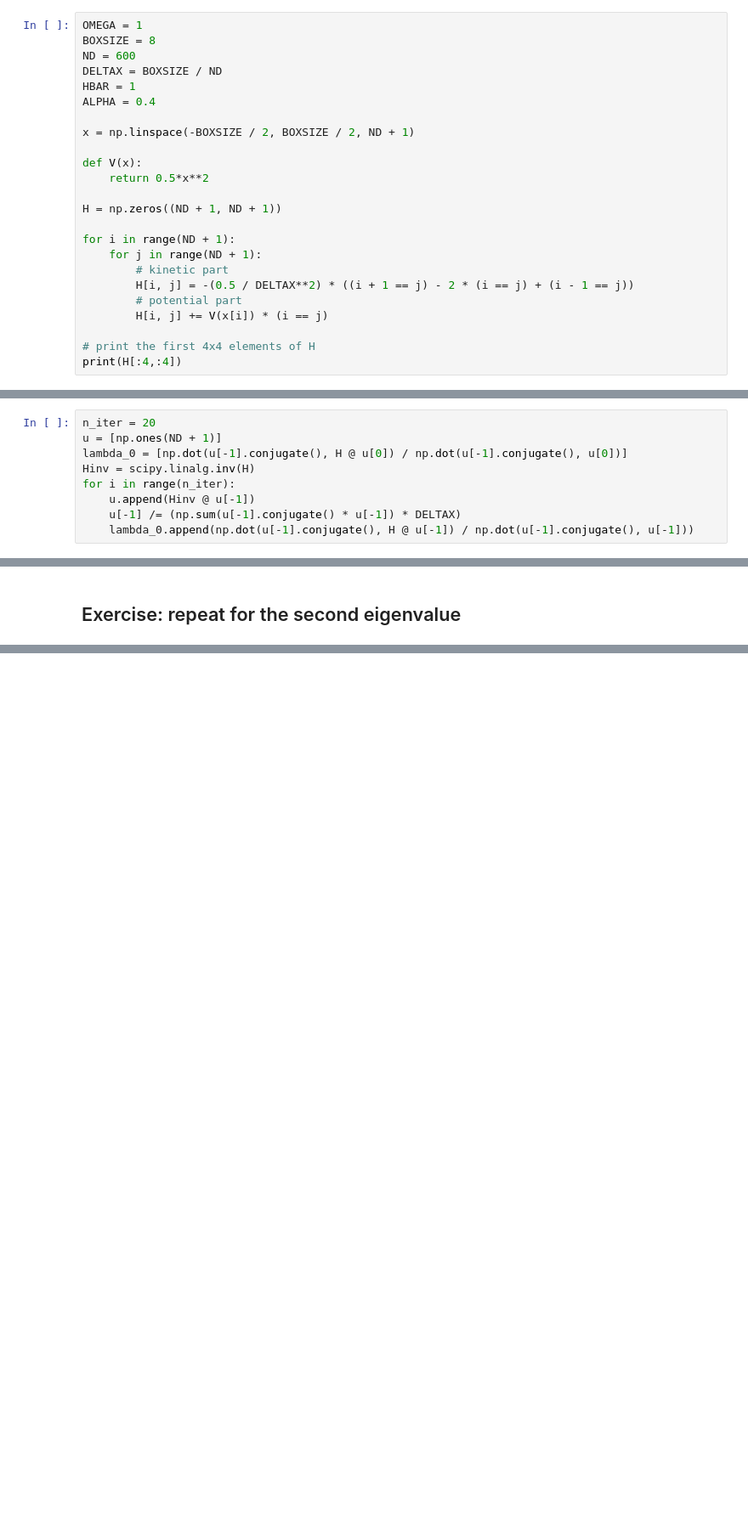
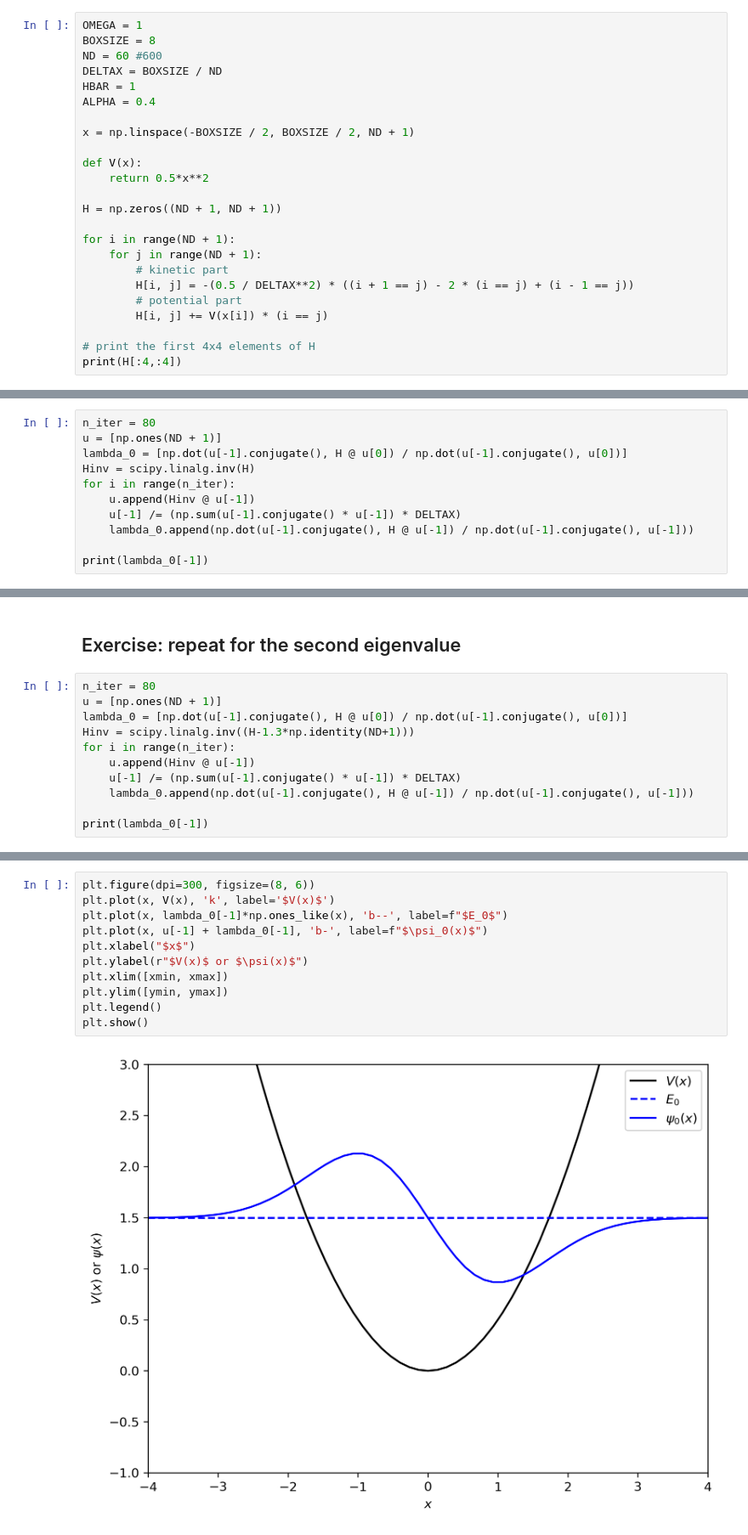
Before and after one commit to jmduarte/phys142, a Jupyter notebook: labs/lab9/Lab9.ipynb, the cells around one changed output, grey strips where cells are left out. Shown: that part at 85% size. Saved outputs shown, nothing was run; the diff lists cells and outputs as text; blank space fills up the shorter version.

```diff
--- a/labs/lab9/Lab9.ipynb
+++ b/labs/lab9/Lab9.ipynb
@@ -7,7 +8,7 @@ import scipy
 # %%
 OMEGA = 1
 BOXSIZE = 8
-ND = 600
+ND = 60 #600
 DELTAX = BOXSIZE / ND
 HBAR = 1
 ALPHA = 0.4
@@ -74,7 +91,7 @@ Let's try the power method manually for the lowest eigenvalue of the following m
 
 Following lecture, we will need to first invert the matrix.
 # %%
-n_iter = 20
+n_iter = 80
 u = [np.ones(ND + 1)]
 lambda_0 = [np.dot(u[-1].conjugate(), H @ u[0]) / np.dot(u[-1].conjugate(), u[0])]
 Hinv = scipy.linalg.inv(H)
@@ -82,3 +99,5 @@ for i in range(n_iter):
     u.append(Hinv @ u[-1])
     u[-1] /= (np.sum(u[-1].conjugate() * u[-1]) * DELTAX)
     lambda_0.append(np.dot(u[-1].conjugate(), H @ u[-1]) / np.dot(u[-1].conjugate(), u[-1]))
+
+print(lambda_0[-1])
@@ -96,2 +119,13 @@ plt.show()
 # %% [markdown]
 ## Exercise: repeat for the second eigenvalue
+# %%
+n_iter = 80
+u = [np.ones(ND + 1)]
+lambda_0 = [np.dot(u[-1].conjugate(), H @ u[0]) / np.dot(u[-1].conjugate(), u[0])]
+Hinv = scipy.linalg.inv((H-1.3*np.identity(ND+1)))
+for i in range(n_iter):
+    u.append(Hinv @ u[-1])
+    u[-1] /= (np.sum(u[-1].conjugate() * u[-1]) * DELTAX)
+    lambda_0.append(np.dot(u[-1].conjugate(), H @ u[-1]) / np.dot(u[-1].conjugate(), u[-1]))
+
+print(lambda_0[-1])
@@ -97,0 +134,13 @@ plt.show()
+# %%
+plt.figure(dpi=300, figsize=(8, 6))
+plt.plot(x, V(x), 'k', label='$V(x)$')
+plt.plot(x, lambda_0[-1]*np.ones_like(x), 'b--', label=f"$E_0$")
+plt.plot(x, u[-1] + lambda_0[-1], 'b-', label=f"$\psi_0(x)$")
+plt.xlabel("$x$")
+plt.ylabel(r"$V(x)$ or $\psi(x)$")
+plt.xlim([xmin, xmax])
+plt.ylim([ymin, ymax])
+plt.legend()
+plt.show()
+# %% [output]
+[figure, added]
```
Also changed, not shown: parts of 9 cells of this notebook, 2 other files.
